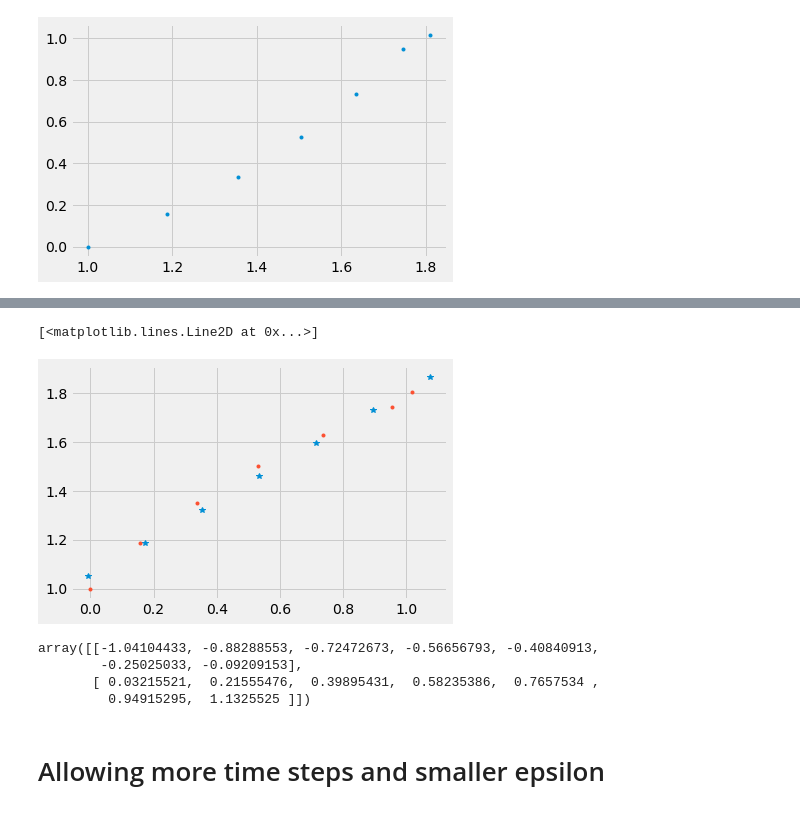
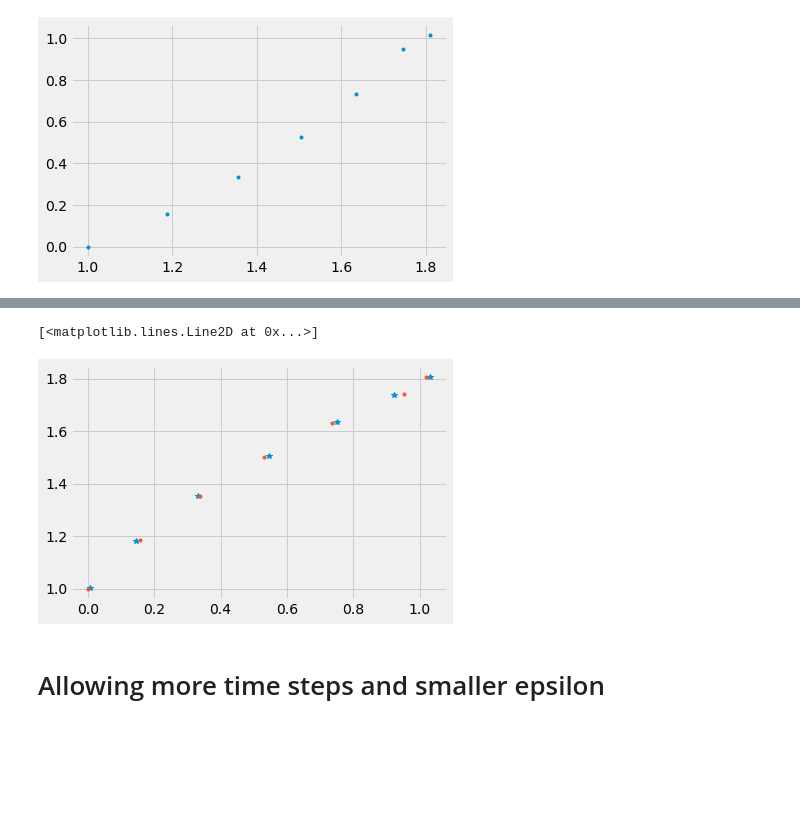
Before and after one commit to lina-robotics-lab/fim_track, a Jupyter notebook: src/Path Planning with FIM gradient descent .ipynb, the cells around one changed output, grey strips where cells are left out. Cells and saved outputs as stored; diff of their text form; code cells hidden in the pictures; blank space fills up the shorter version.

```diff
--- a/src/Path Planning with FIM gradient descent .ipynb
+++ b/src/Path Planning with FIM gradient descent .ipynb
@@ -155,25 +314,18 @@ def fit_spatial_polynomial(waypoints,poly_order, state_space_dim):
 # %%
 waypoints = p_trajs[:,1,:]
 
 poly_order = 3
 state_space_dim = 2
 
-coefs,S = fit_spatial_polynomial(waypoints,1,2)
+coefs,S = fit_spatial_polynomial(waypoints,poly_order,2)
 
 fitted_curve = S.dot(coefs)
 
 plt.plot(fitted_curve[:,0],fitted_curve[:,1],'*')
 plt.plot(waypoints[:,0],waypoints[:,1],'.')
 # %% [output]
 [<matplotlib.lines.Line2D at 0x...>]
-[figure, old version]
+[figure, new version]
-# %%
-fitted_curve
-# %% [output]
-array([[-1.04104433, -0.88288553, -0.72472673, -0.56656793, -0.40840913,
-        -0.25025033, -0.09209153],
-       [ 0.03215521,  0.21555476,  0.39895431,  0.58235386,  0.7657534 ,
-         0.94915295,  1.1325525 ]])
 # %% [markdown]
 # Allowing more time steps and smaller epsilon
 # %%
```
Also changed, not shown: parts of 11 cells of this notebook, 1 other file.
